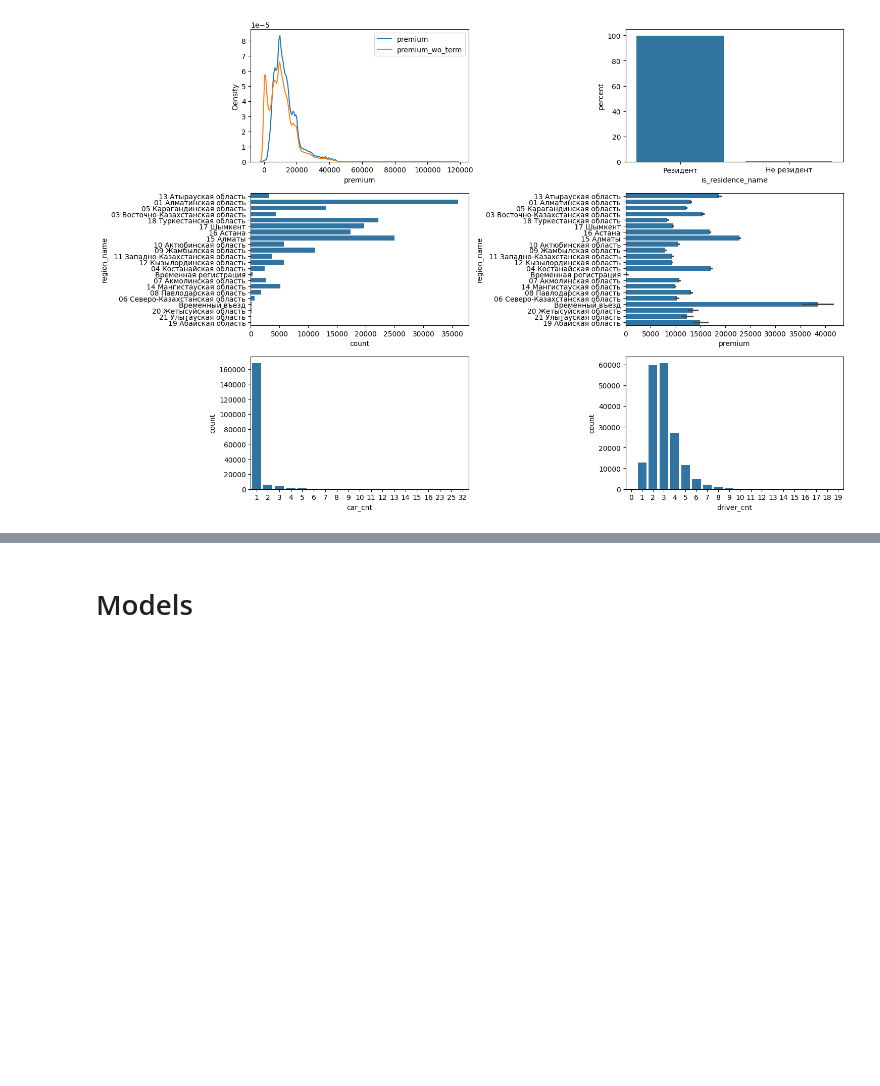
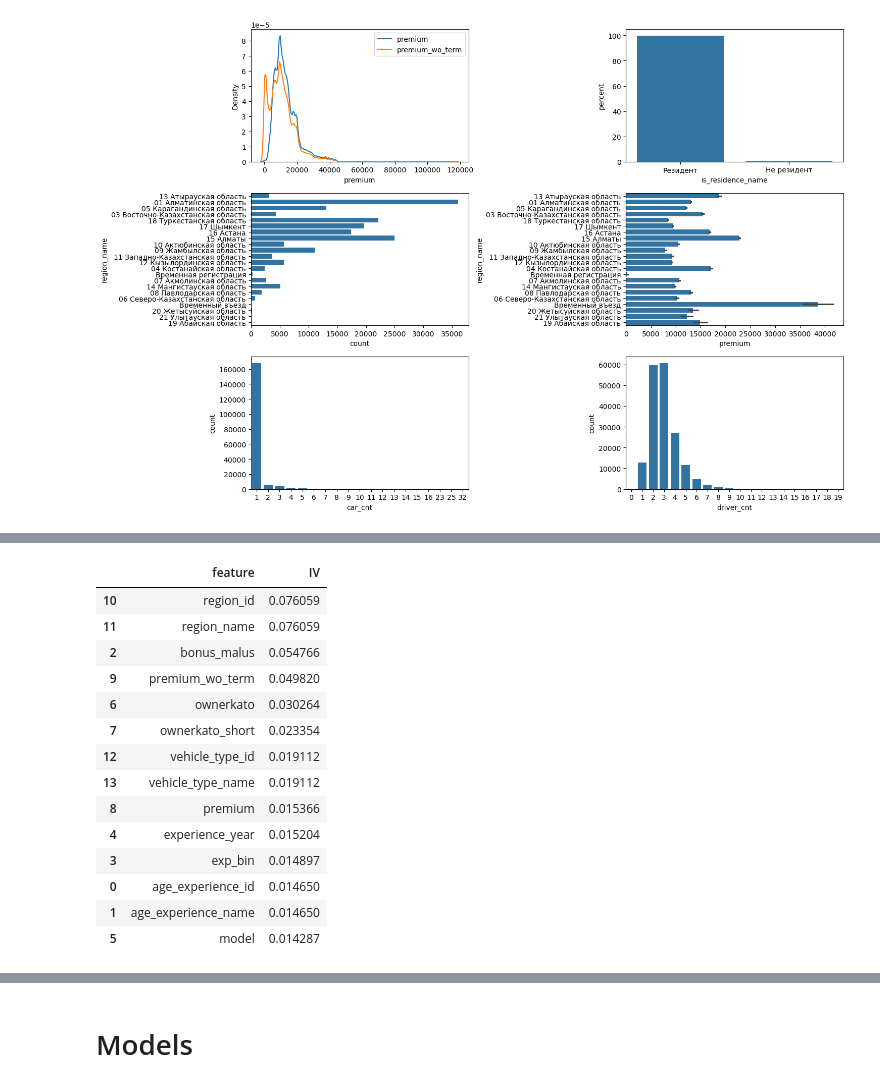
Before and after one commit to EFysl57/risk---, a Jupyter notebook: code.ipynb, the cells around one changed output, grey strips where cells are left out. Saved outputs shown, nothing was run; the diff lists cells and outputs as text; code cells hidden in the pictures; blank space fills up the shorter version.

```diff
--- a/code.ipynb
+++ b/code.ipynb
@@ -230,0 +292,18 @@ plt.show()
+# %%
+iv_table
+# %% [output]
+|  | feature | IV |
+| 10 | region_id | 0.076059 |
+| 11 | region_name | 0.076059 |
+| 2 | bonus_malus | 0.054766 |
+| 9 | premium_wo_term | 0.049820 |
+| 6 | ownerkato | 0.030264 |
+| 7 | ownerkato_short | 0.023354 |
+| 12 | vehicle_type_id | 0.019112 |
+| 13 | vehicle_type_name | 0.019112 |
+| 8 | premium | 0.015366 |
+| 4 | experience_year | 0.015204 |
+| 3 | exp_bin | 0.014897 |
+| 0 | age_experience_id | 0.014650 |
+| 1 | age_experience_name | 0.014650 |
+| 5 | model | 0.014287 |
```
Also changed, not shown: parts of 10 cells of this notebook.
